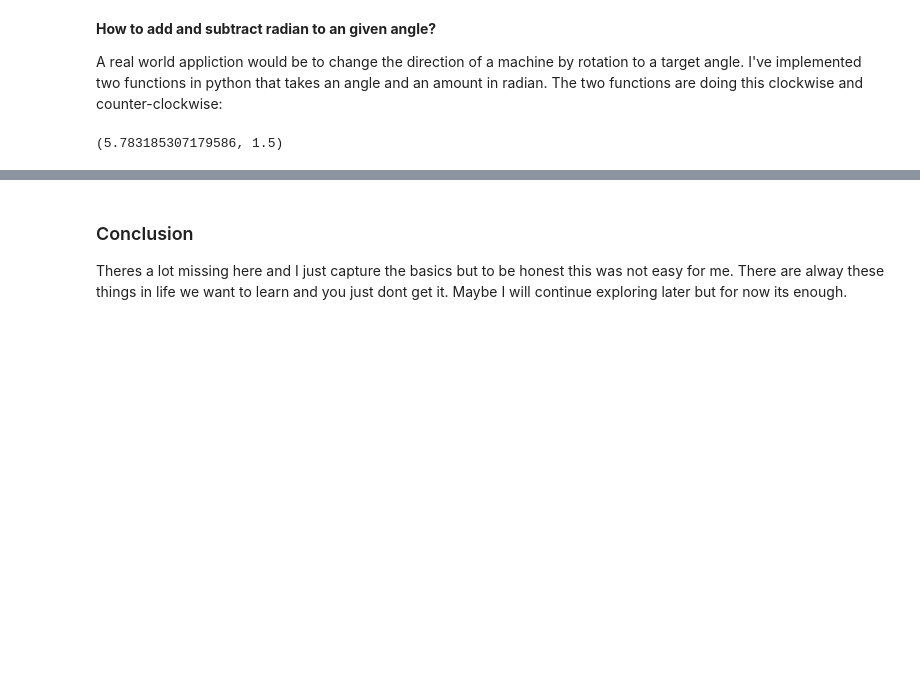
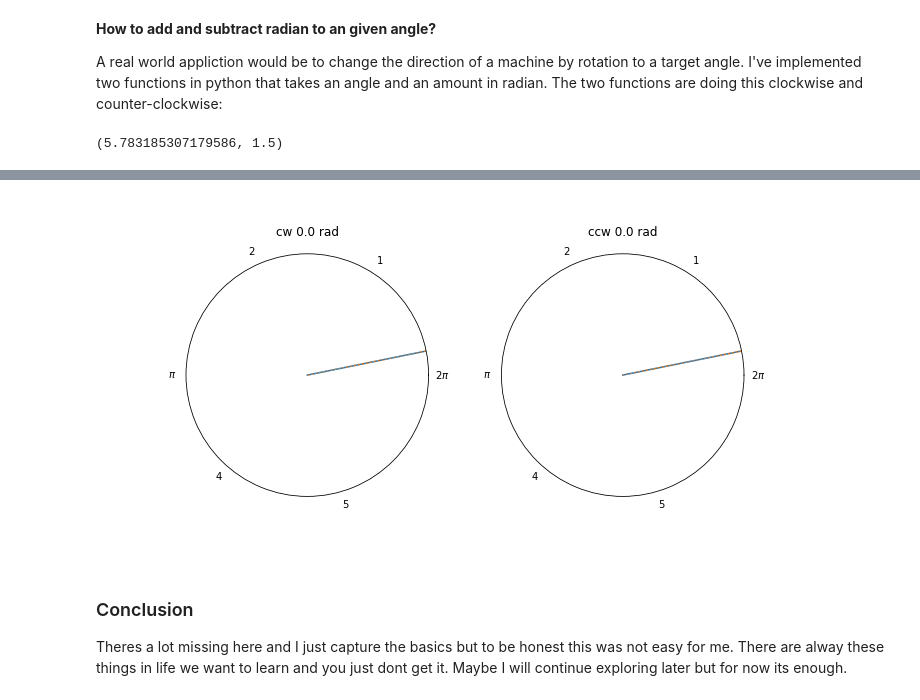
Before and after one commit to trbznk/snippets, a Jupyter notebook: basic_operations_with_angles /angles.ipynb, the cells around one changed output, grey strips where cells are left out. Saved outputs shown, nothing was run; the diff lists cells and outputs as text; code cells hidden in the pictures; blank space fills up the shorter version.

```diff
--- a/basic_operations_with_angles /angles.ipynb
+++ b/basic_operations_with_angles /angles.ipynb
@@ -159,3 +156,7 @@ HTML(anim.to_html5_video())
+# %%
+Image("assets/cw_and_ccw.gif")
+# %% [output]
+[figure, added]
 # %% [markdown]
 ### Conclusion
 
```
Also changed, not shown: parts of 4 cells of this notebook, 2 other files.
